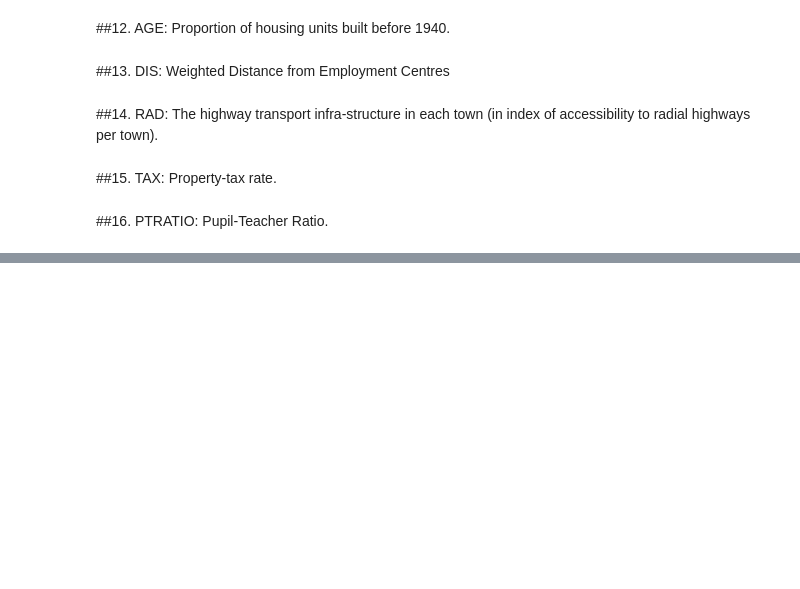
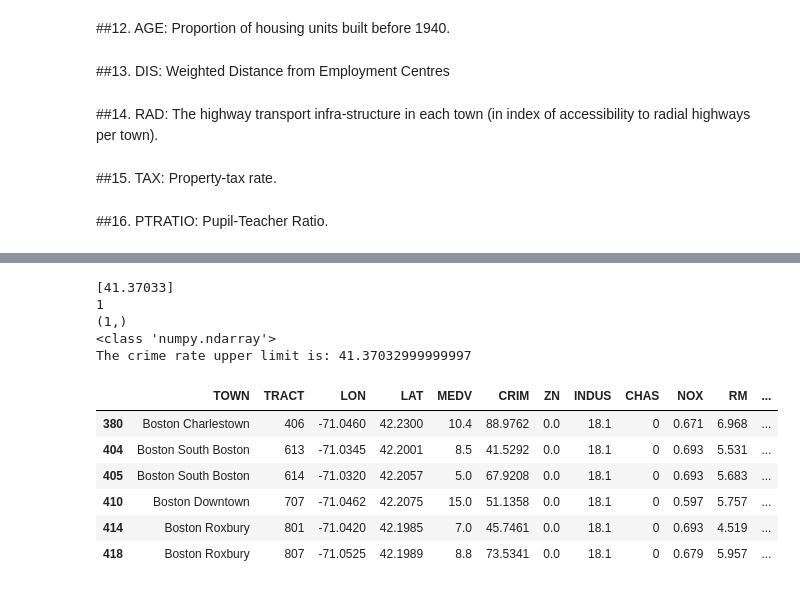
Before and after one commit to Salciano/Python, a Jupyter notebook: PredictingHouseMarket(WIP).ipynb, the cells around one changed output, grey strips where cells are left out. Cells and saved outputs as stored; diff of their text form; code cells hidden in the pictures; blank space fills up the shorter version.

```diff
--- a/PredictingHouseMarket(WIP).ipynb
+++ b/PredictingHouseMarket(WIP).ipynb
@@ -247,0 +284,38 @@ There are many other methods, like the sigma approach. Meaning, limiting all val
+# %%
+
+# First, we can start by defining and storing the values we wish to limit
+
+crime_max_cap = np.percentile(df.CRIM, [99])
+
+print(crime_max_cap)
+print(crime_max_cap.size)
+print(crime_max_cap.shape)
+print(type(crime_max_cap))
+
+# Here we have a NumPy array where the value is the 99th percentile from the crime rate stored in our dataset (df)
+
+crime_max_cap = np.percentile(df.CRIM, [99])[0]
+# However, we don't need an array. We only need 1 value.
+
+# crime_max_cap = crime_rate_cap * 3 # Hust another way to do it, which we wont be doing.
+
+print("The crime rate upper limit is:", crime_max_cap)
+# %% [output]
+[41.37033]
+1
+(1,)
+<class 'numpy.ndarray'>
+The crime rate upper limit is: 41.37032999999997
+# %%
+# After, defining the upper limits, we can start applting them to our data.
+
+# Here we identify the entries that exceed the limit and would be capped
+df[(df.CRIM>crime_max_cap)]
+# %% [output]
+|  | TOWN | TRACT | LON | LAT | MEDV | CRIM | ZN | INDUS | CHAS | NOX | RM | ... |
+| 380 | Boston Charlestown | 406 | -71.0460 | 42.2300 | 10.4 | 88.9762 | 0.0 | 18.1 | 0 | 0.671 | 6.968 | ... |
+| 404 | Boston South Boston | 613 | -71.0345 | 42.2001 | 8.5 | 41.5292 | 0.0 | 18.1 | 0 | 0.693 | 5.531 | ... |
+| 405 | Boston South Boston | 614 | -71.0320 | 42.2057 | 5.0 | 67.9208 | 0.0 | 18.1 | 0 | 0.693 | 5.683 | ... |
+| 410 | Boston Downtown | 707 | -71.0462 | 42.2075 | 15.0 | 51.1358 | 0.0 | 18.1 | 0 | 0.597 | 5.757 | ... |
+| 414 | Boston Roxbury | 801 | -71.0420 | 42.1985 | 7.0 | 45.7461 | 0.0 | 18.1 | 0 | 0.693 | 4.519 | ... |
+| 418 | Boston Roxbury | 807 | -71.0525 | 42.1989 | 8.8 | 73.5341 | 0.0 | 18.1 | 0 | 0.679 | 5.957 | ... |
```
Also changed, not shown: parts of 6 cells of this notebook.
